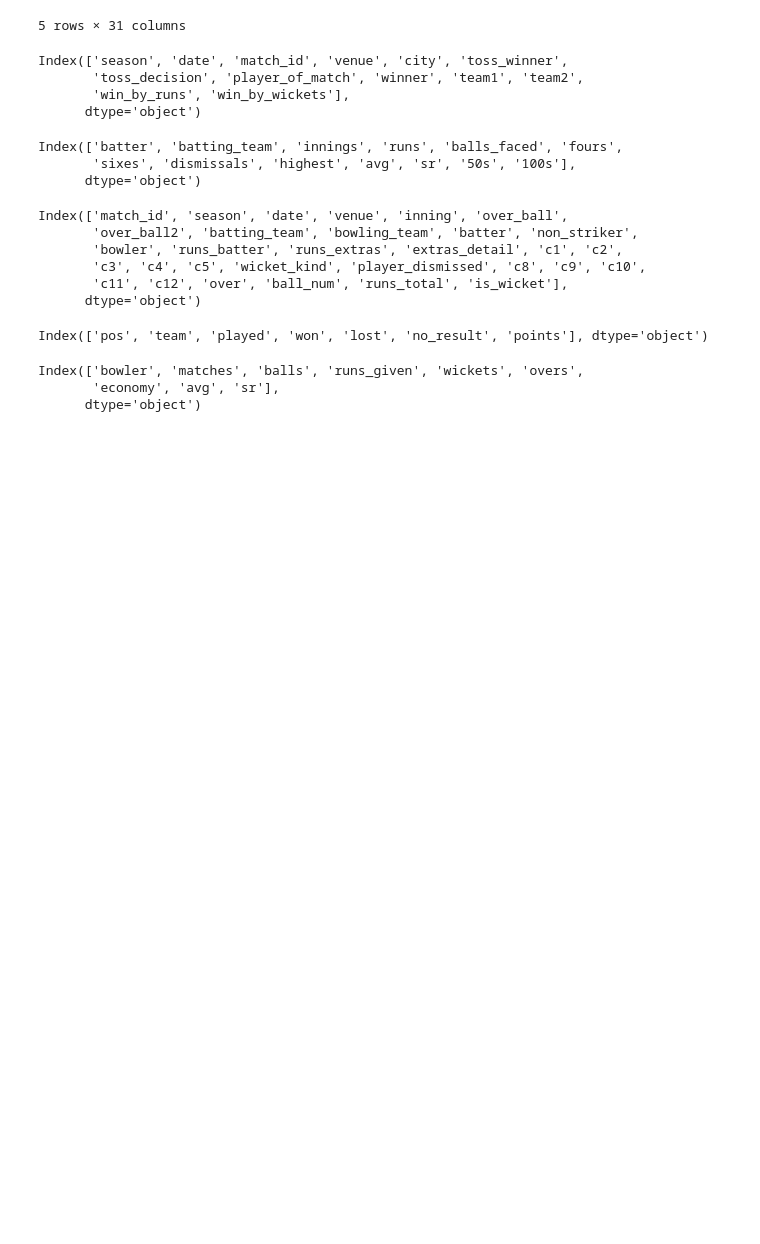
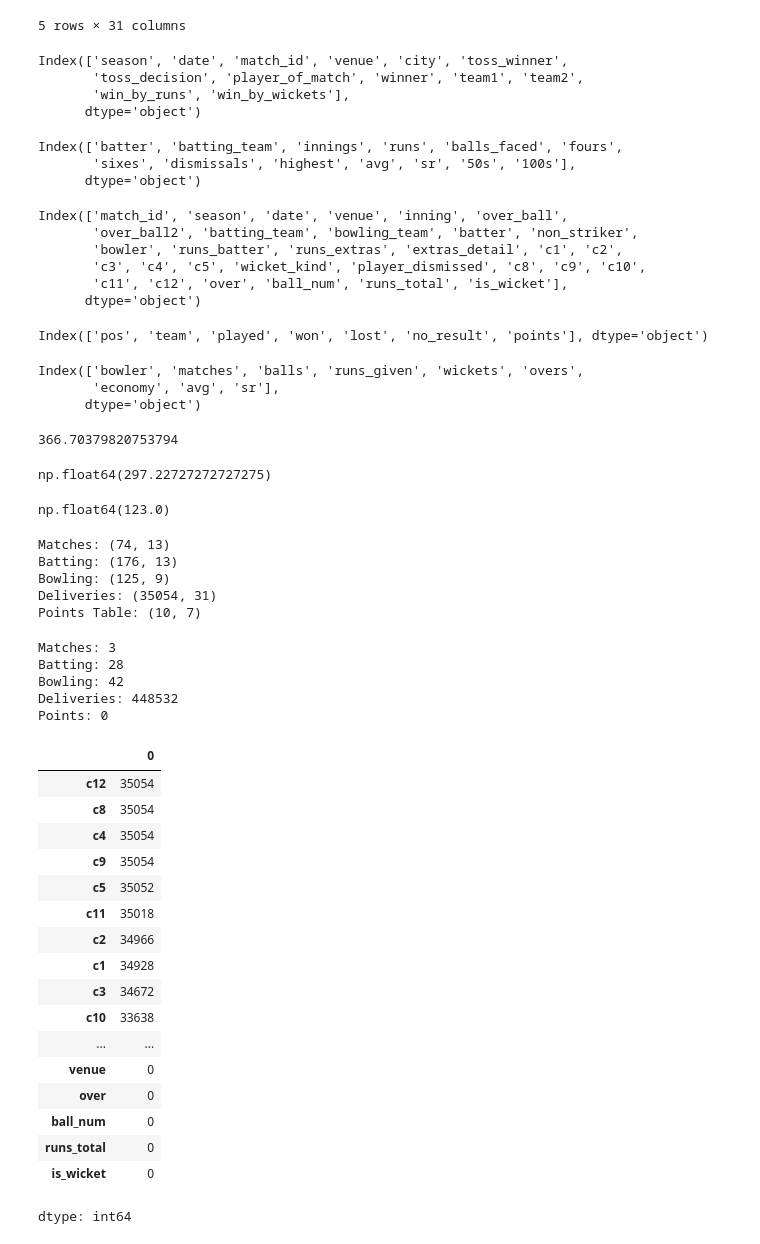
Before and after one commit to pavanrajanala/Ipl2026Analysis, a Jupyter notebook: Ipl2026Analysis_DataCleaning.ipynb, the cells around one changed output. Saved outputs shown, nothing was run; the diff lists cells and outputs as text; code cells hidden in the pictures; blank space fills up the shorter version.

```diff
--- a/Ipl2026Analysis_DataCleaning.ipynb
+++ b/Ipl2026Analysis_DataCleaning.ipynb
@@ -118,3 +118,62 @@ bowling_stats.columns
 Index(['bowler', 'matches', 'balls', 'runs_given', 'wickets', 'overs',
        'economy', 'avg', 'sr'],
       dtype='object')
+# %%
+
+np.std(batting_stats['runs'])
+# %% [output]
+366.70379820753794
+# %%
+np.mean(batting_stats['runs'])
+# %% [output]
+np.float64(297.22727272727275)
+# %%
+
+np.median(batting_stats['runs'])
+# %% [output]
+np.float64(123.0)
+# %%
+print("Matches:", matches.shape)
+print("Batting:", batting_stats.shape)
+print("Bowling:", bowling_stats.shape)
+print("Deliveries:", delivery.shape)
+print("Points Table:", points_table.shape)
+# %% [output]
+Matches: (74, 13)
+Batting: (176, 13)
+Bowling: (125, 9)
+Deliveries: (35054, 31)
+Points Table: (10, 7)
+# %%
+print("Matches:", matches.isnull().sum().sum())
+print("Batting:", batting_stats.isnull().sum().sum())
+print("Bowling:", bowling_stats.isnull().sum().sum())
+print("Deliveries:", delivery.isnull().sum().sum())
+print("Points:", points_table.isnull().sum().sum())
+# %% [output]
+Matches: 3
+Batting: 28
+Bowling: 42
+Deliveries: 448532
+Points: 0
+# %%
+delivery.isnull().sum().sort_values(ascending=False)
+# %% [output]
+|  | 0 |
+| c12 | 35054 |
+| c8 | 35054 |
+| c4 | 35054 |
+| c9 | 35054 |
+| c5 | 35052 |
+| c11 | 35018 |
+| c2 | 34966 |
+| c1 | 34928 |
+| c3 | 34672 |
+| c10 | 33638 |
+| ... | ... |
+| venue | 0 |
+| over | 0 |
+| ball_num | 0 |
+| runs_total | 0 |
+| is_wicket | 0 |
+dtype: int64
```
Also changed, not shown: parts of 10 cells of this notebook.
